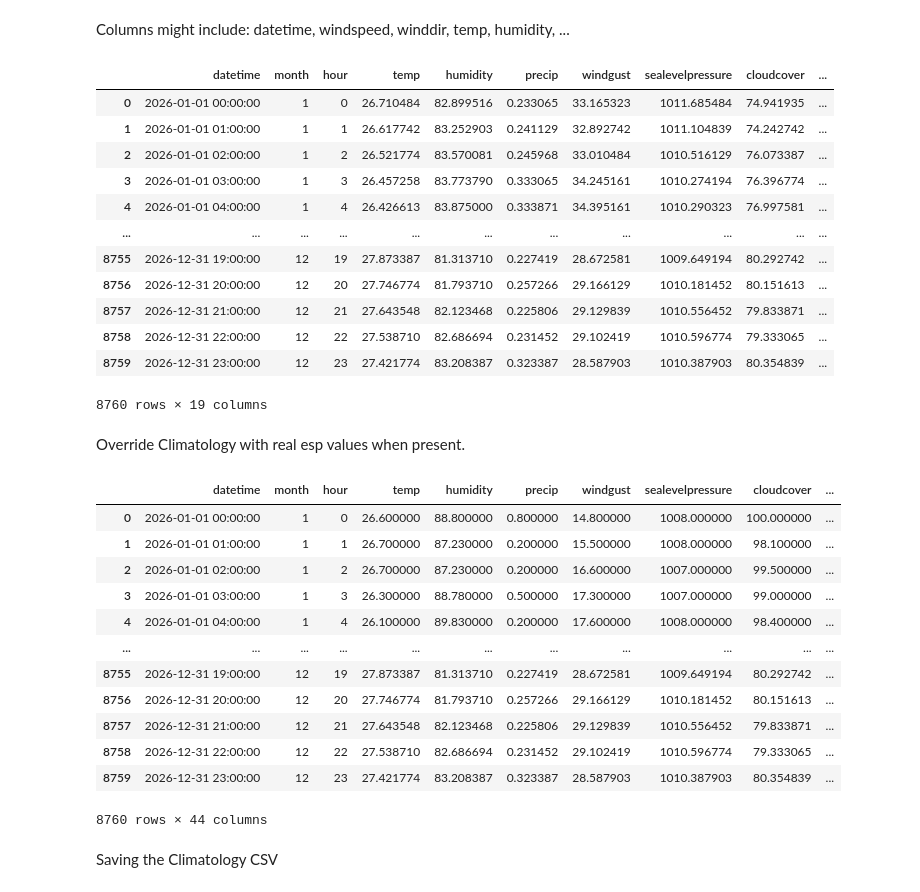
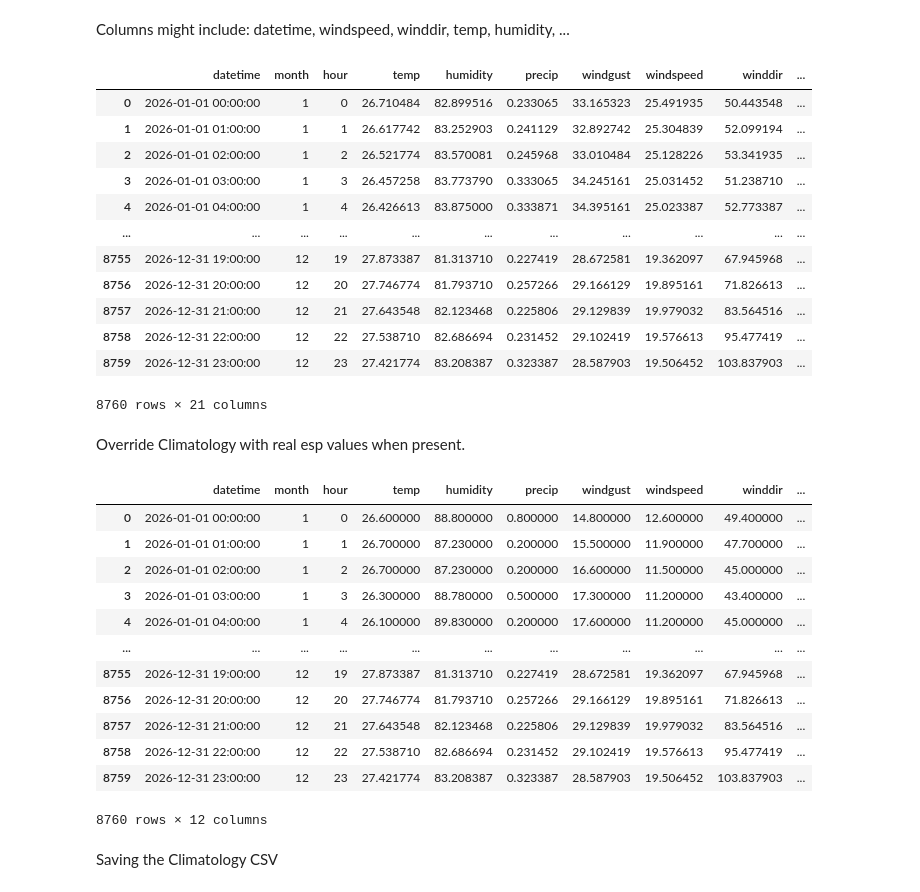
Before and after one commit to P3NGU1N33/BSCpE_Thesis, a Jupyter notebook: training/build_climatology.ipynb, the cells around one changed output. Cells and saved outputs as stored; diff of their text form; code cells hidden in the pictures.

```diff
--- a/training/build_climatology.ipynb
+++ b/training/build_climatology.ipynb
@@ -164,7 +164,7 @@ Saved cleaned file as: ../server/input/iswai_data_rows_clean.csv
 # %% [markdown]
 MERGE ACTUALS ESP32 Records to df_2026 climatology
 # %%
-esp = pd.read_csv("../server/input/2026_climatology.csv")
+esp = pd.read_csv("../server/output/2026.csv")
 esp["datetime"] = pd.to_datetime(esp["datetime"], errors="coerce")
 esp
 # %% [output]
@@ -187,43 +187,43 @@ Columns might include: datetime, windspeed, winddir, temp, humidity, ...
 df_2026 = df_2026.merge(esp, on="datetime", how="left", suffixes=("", "_esp"))
 df_2026
 # %% [output]
-|  | datetime | month | hour | temp | humidity | precip | windgust | sealevelpressure | cloudcover | ... |
-| 0 | 2026-01-01 00:00:00 | 1 | 0 | 26.710484 | 82.899516 | 0.233065 | 33.165323 | 1011.685484 | 74.941935 | ... |
-| 1 | 2026-01-01 01:00:00 | 1 | 1 | 26.617742 | 83.252903 | 0.241129 | 32.892742 | 1011.104839 | 74.242742 | ... |
-| 2 | 2026-01-01 02:00:00 | 1 | 2 | 26.521774 | 83.570081 | 0.245968 | 33.010484 | 1010.516129 | 76.073387 | ... |
-| 3 | 2026-01-01 03:00:00 | 1 | 3 | 26.457258 | 83.773790 | 0.333065 | 34.245161 | 1010.274194 | 76.396774 | ... |
-| 4 | 2026-01-01 04:00:00 | 1 | 4 | 26.426613 | 83.875000 | 0.333871 | 34.395161 | 1010.290323 | 76.997581 | ... |
+|  | datetime | month | hour | temp | humidity | precip | windgust | windspeed | winddir | ... |
+| 0 | 2026-01-01 00:00:00 | 1 | 0 | 26.710484 | 82.899516 | 0.233065 | 33.165323 | 25.491935 | 50.443548 | ... |
+| 1 | 2026-01-01 01:00:00 | 1 | 1 | 26.617742 | 83.252903 | 0.241129 | 32.892742 | 25.304839 | 52.099194 | ... |
+| 2 | 2026-01-01 02:00:00 | 1 | 2 | 26.521774 | 83.570081 | 0.245968 | 33.010484 | 25.128226 | 53.341935 | ... |
+| 3 | 2026-01-01 03:00:00 | 1 | 3 | 26.457258 | 83.773790 | 0.333065 | 34.245161 | 25.031452 | 51.238710 | ... |
+| 4 | 2026-01-01 04:00:00 | 1 | 4 | 26.426613 | 83.875000 | 0.333871 | 34.395161 | 25.023387 | 52.773387 | ... |
 | ... | ... | ... | ... | ... | ... | ... | ... | ... | ... | ... |
-| 8755 | 2026-12-31 19:00:00 | 12 | 19 | 27.873387 | 81.313710 | 0.227419 | 28.672581 | 1009.649194 | 80.292742 | ... |
-| 8756 | 2026-12-31 20:00:00 | 12 | 20 | 27.746774 | 81.793710 | 0.257266 | 29.166129 | 1010.181452 | 80.151613 | ... |
-| 8757 | 2026-12-31 21:00:00 | 12 | 21 | 27.643548 | 82.123468 | 0.225806 | 29.129839 | 1010.556452 | 79.833871 | ... |
-| 8758 | 2026-12-31 22:00:00 | 12 | 22 | 27.538710 | 82.686694 | 0.231452 | 29.102419 | 1010.596774 | 79.333065 | ... |
-| 8759 | 2026-12-31 23:00:00 | 12 | 23 | 27.421774 | 83.208387 | 0.323387 | 28.587903 | 1010.387903 | 80.354839 | ... |
+| 8755 | 2026-12-31 19:00:00 | 12 | 19 | 27.873387 | 81.313710 | 0.227419 | 28.672581 | 19.362097 | 67.945968 | ... |
+| 8756 | 2026-12-31 20:00:00 | 12 | 20 | 27.746774 | 81.793710 | 0.257266 | 29.166129 | 19.895161 | 71.826613 | ... |
+| 8757 | 2026-12-31 21:00:00 | 12 | 21 | 27.643548 | 82.123468 | 0.225806 | 29.129839 | 19.979032 | 83.564516 | ... |
+| 8758 | 2026-12-31 22:00:00 | 12 | 22 | 27.538710 | 82.686694 | 0.231452 | 29.102419 | 19.576613 | 95.477419 | ... |
+| 8759 | 2026-12-31 23:00:00 | 12 | 23 | 27.421774 | 83.208387 | 0.323387 | 28.587903 | 19.506452 | 103.837903 | ... |
-8760 rows × 19 columns
+8760 rows × 21 columns
 # %% [markdown]
 Override Climatology with real esp values when present.
 # %%
-for col in ["temp","humidity","precip","windgust","sealevelpressure","cloudcover","visibility"]:
+for col in ["temp","humidity","precip","windgust","windspeed","winddir","sealevelpressure","cloudcover","visibility"]:
     esp_col = f"{col}_esp"
     if esp_col in df_2026.columns:
         df_2026[col] = df_2026[esp_col].combine_first(df_2026[col])
         df_2026.drop(columns=[esp_col], inplace=True)
 
 df_2026
 # %% [output]
-|  | datetime | month | hour | temp | humidity | precip | windgust | sealevelpressure | cloudcover | ... |
-| 0 | 2026-01-01 00:00:00 | 1 | 0 | 26.600000 | 88.800000 | 0.800000 | 14.800000 | 1008.000000 | 100.000000 | ... |
-| 1 | 2026-01-01 01:00:00 | 1 | 1 | 26.700000 | 87.230000 | 0.200000 | 15.500000 | 1008.000000 | 98.100000 | ... |
-| 2 | 2026-01-01 02:00:00 | 1 | 2 | 26.700000 | 87.230000 | 0.200000 | 16.600000 | 1007.000000 | 99.500000 | ... |
-| 3 | 2026-01-01 03:00:00 | 1 | 3 | 26.300000 | 88.780000 | 0.500000 | 17.300000 | 1007.000000 | 99.000000 | ... |
-| 4 | 2026-01-01 04:00:00 | 1 | 4 | 26.100000 | 89.830000 | 0.200000 | 17.600000 | 1008.000000 | 98.400000 | ... |
+|  | datetime | month | hour | temp | humidity | precip | windgust | windspeed | winddir | ... |
+| 0 | 2026-01-01 00:00:00 | 1 | 0 | 26.600000 | 88.800000 | 0.800000 | 14.800000 | 12.600000 | 49.400000 | ... |
+| 1 | 2026-01-01 01:00:00 | 1 | 1 | 26.700000 | 87.230000 | 0.200000 | 15.500000 | 11.900000 | 47.700000 | ... |
+| 2 | 2026-01-01 02:00:00 | 1 | 2 | 26.700000 | 87.230000 | 0.200000 | 16.600000 | 11.500000 | 45.000000 | ... |
+| 3 | 2026-01-01 03:00:00 | 1 | 3 | 26.300000 | 88.780000 | 0.500000 | 17.300000 | 11.200000 | 43.400000 | ... |
+| 4 | 2026-01-01 04:00:00 | 1 | 4 | 26.100000 | 89.830000 | 0.200000 | 17.600000 | 11.200000 | 45.000000 | ... |
 | ... | ... | ... | ... | ... | ... | ... | ... | ... | ... | ... |
-| 8755 | 2026-12-31 19:00:00 | 12 | 19 | 27.873387 | 81.313710 | 0.227419 | 28.672581 | 1009.649194 | 80.292742 | ... |
-| 8756 | 2026-12-31 20:00:00 | 12 | 20 | 27.746774 | 81.793710 | 0.257266 | 29.166129 | 1010.181452 | 80.151613 | ... |
-| 8757 | 2026-12-31 21:00:00 | 12 | 21 | 27.643548 | 82.123468 | 0.225806 | 29.129839 | 1010.556452 | 79.833871 | ... |
-| 8758 | 2026-12-31 22:00:00 | 12 | 22 | 27.538710 | 82.686694 | 0.231452 | 29.102419 | 1010.596774 | 79.333065 | ... |
-| 8759 | 2026-12-31 23:00:00 | 12 | 23 | 27.421774 | 83.208387 | 0.323387 | 28.587903 | 1010.387903 | 80.354839 | ... |
+| 8755 | 2026-12-31 19:00:00 | 12 | 19 | 27.873387 | 81.313710 | 0.227419 | 28.672581 | 19.362097 | 67.945968 | ... |
+| 8756 | 2026-12-31 20:00:00 | 12 | 20 | 27.746774 | 81.793710 | 0.257266 | 29.166129 | 19.895161 | 71.826613 | ... |
+| 8757 | 2026-12-31 21:00:00 | 12 | 21 | 27.643548 | 82.123468 | 0.225806 | 29.129839 | 19.979032 | 83.564516 | ... |
+| 8758 | 2026-12-31 22:00:00 | 12 | 22 | 27.538710 | 82.686694 | 0.231452 | 29.102419 | 19.576613 | 95.477419 | ... |
+| 8759 | 2026-12-31 23:00:00 | 12 | 23 | 27.421774 | 83.208387 | 0.323387 | 28.587903 | 19.506452 | 103.837903 | ... |
-8760 rows × 44 columns
+8760 rows × 12 columns
 # %% [markdown]
 Saving the Climatology CSV
 # %%
```
Also changed, not shown: parts of 6 cells of this notebook, 7 other files.
